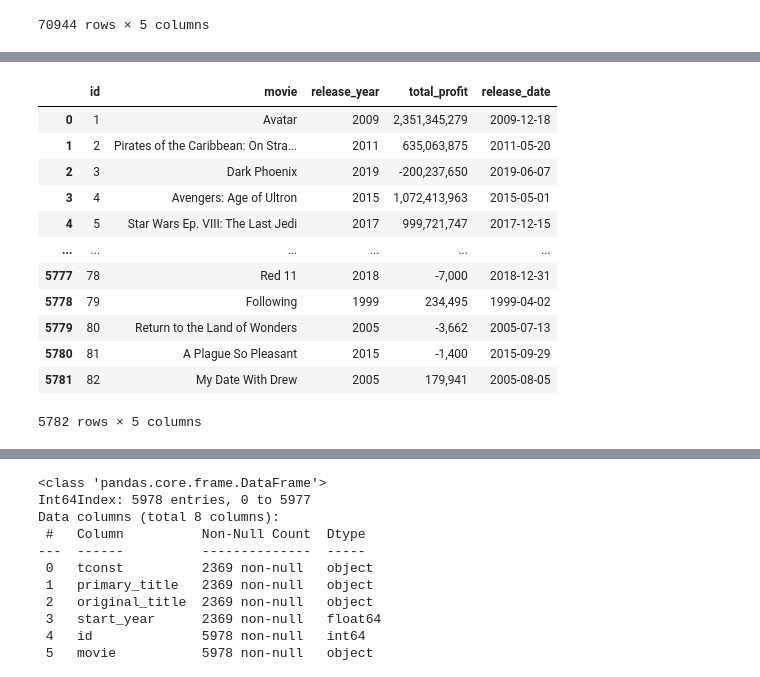
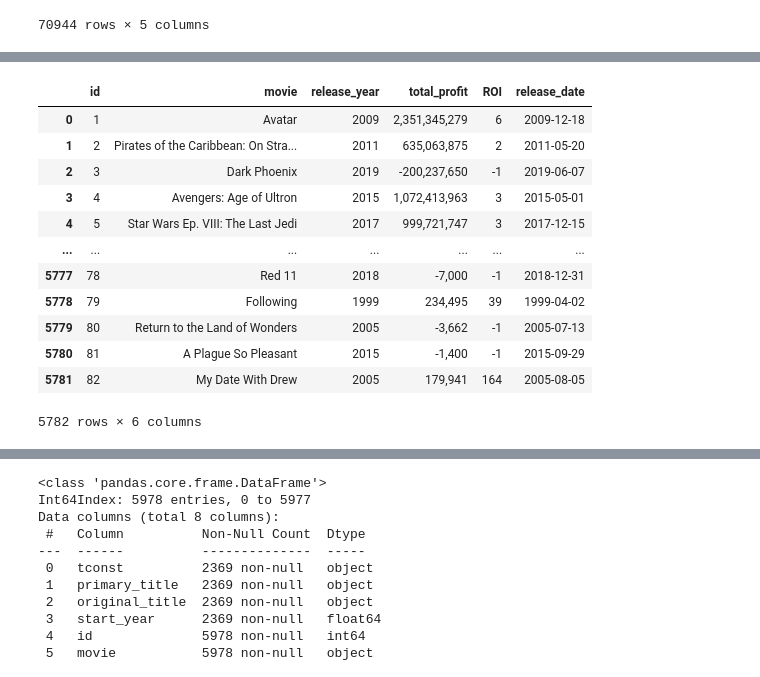
Before and after one commit to jxn628/dsc-phase-1-project, a Jupyter notebook: student.ipynb, the cells around one changed output, grey strips where cells are left out. Saved outputs shown, nothing was run; the diff lists cells and outputs as text; code cells hidden in the pictures.

```diff
--- a/student.ipynb
+++ b/student.ipynb
@@ -956,20 +1148,20 @@ table9
 # %%
-table9_titles = table9[['id' , 'movie' , 'release_year', 'total_profit', 'release_date']]
+table9_titles = table9[['id' , 'movie' , 'release_year', 'total_profit', 'ROI', 'release_date']]
 table9_titles
 # %% [output]
-|  | id | movie | release_year | total_profit | release_date |
-| 0 | 1 | Avatar | 2009 | 2,351,345,279 | 2009-12-18 |
-| 1 | 2 | Pirates of the Caribbean: On Stra... | 2011 | 635,063,875 | 2011-05-20 |
-| 2 | 3 | Dark Phoenix | 2019 | -200,237,650 | 2019-06-07 |
-| 3 | 4 | Avengers: Age of Ultron | 2015 | 1,072,413,963 | 2015-05-01 |
-| 4 | 5 | Star Wars Ep. VIII: The Last Jedi | 2017 | 999,721,747 | 2017-12-15 |
-| ... | ... | ... | ... | ... | ... |
-| 5777 | 78 | Red 11 | 2018 | -7,000 | 2018-12-31 |
-| 5778 | 79 | Following | 1999 | 234,495 | 1999-04-02 |
-| 5779 | 80 | Return to the Land of Wonders | 2005 | -3,662 | 2005-07-13 |
-| 5780 | 81 | A Plague So Pleasant | 2015 | -1,400 | 2015-09-29 |
-| 5781 | 82 | My Date With Drew | 2005 | 179,941 | 2005-08-05 |
+|  | id | movie | release_year | total_profit | ROI | release_date |
+| 0 | 1 | Avatar | 2009 | 2,351,345,279 | 6 | 2009-12-18 |
+| 1 | 2 | Pirates of the Caribbean: On Stra... | 2011 | 635,063,875 | 2 | 2011-05-20 |
+| 2 | 3 | Dark Phoenix | 2019 | -200,237,650 | -1 | 2019-06-07 |
+| 3 | 4 | Avengers: Age of Ultron | 2015 | 1,072,413,963 | 3 | 2015-05-01 |
+| 4 | 5 | Star Wars Ep. VIII: The Last Jedi | 2017 | 999,721,747 | 3 | 2017-12-15 |
+| ... | ... | ... | ... | ... | ... | ... |
+| 5777 | 78 | Red 11 | 2018 | -7,000 | -1 | 2018-12-31 |
+| 5778 | 79 | Following | 1999 | 234,495 | 39 | 1999-04-02 |
+| 5779 | 80 | Return to the Land of Wonders | 2005 | -3,662 | -1 | 2005-07-13 |
+| 5780 | 81 | A Plague So Pleasant | 2015 | -1,400 | -1 | 2015-09-29 |
+| 5781 | 82 | My Date With Drew | 2005 | 179,941 | 164 | 2005-08-05 |
-5782 rows × 5 columns
+5782 rows × 6 columns
 # %%
 #doing an inner join gives me 2,369 records
 
```
Also changed, not shown: parts of 33 cells of this notebook.
